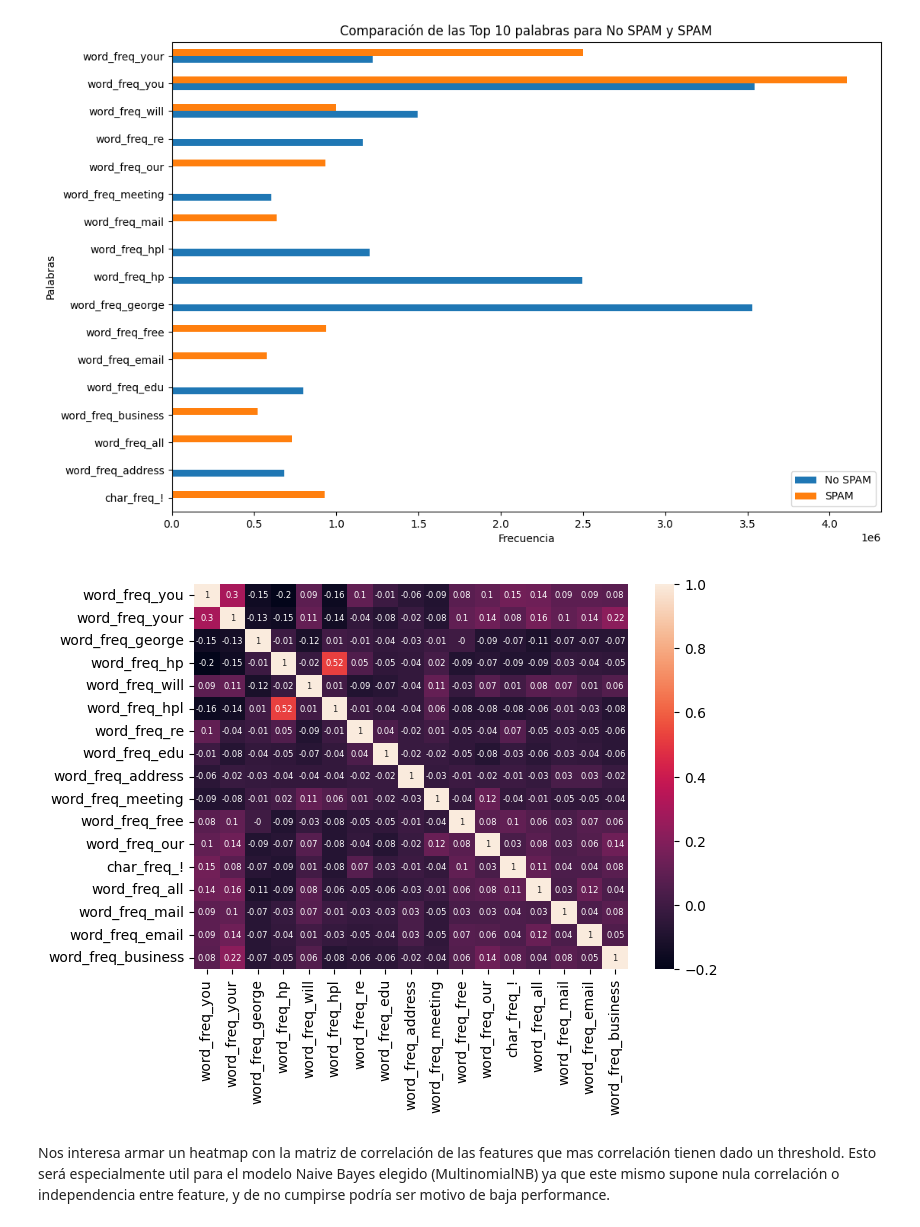
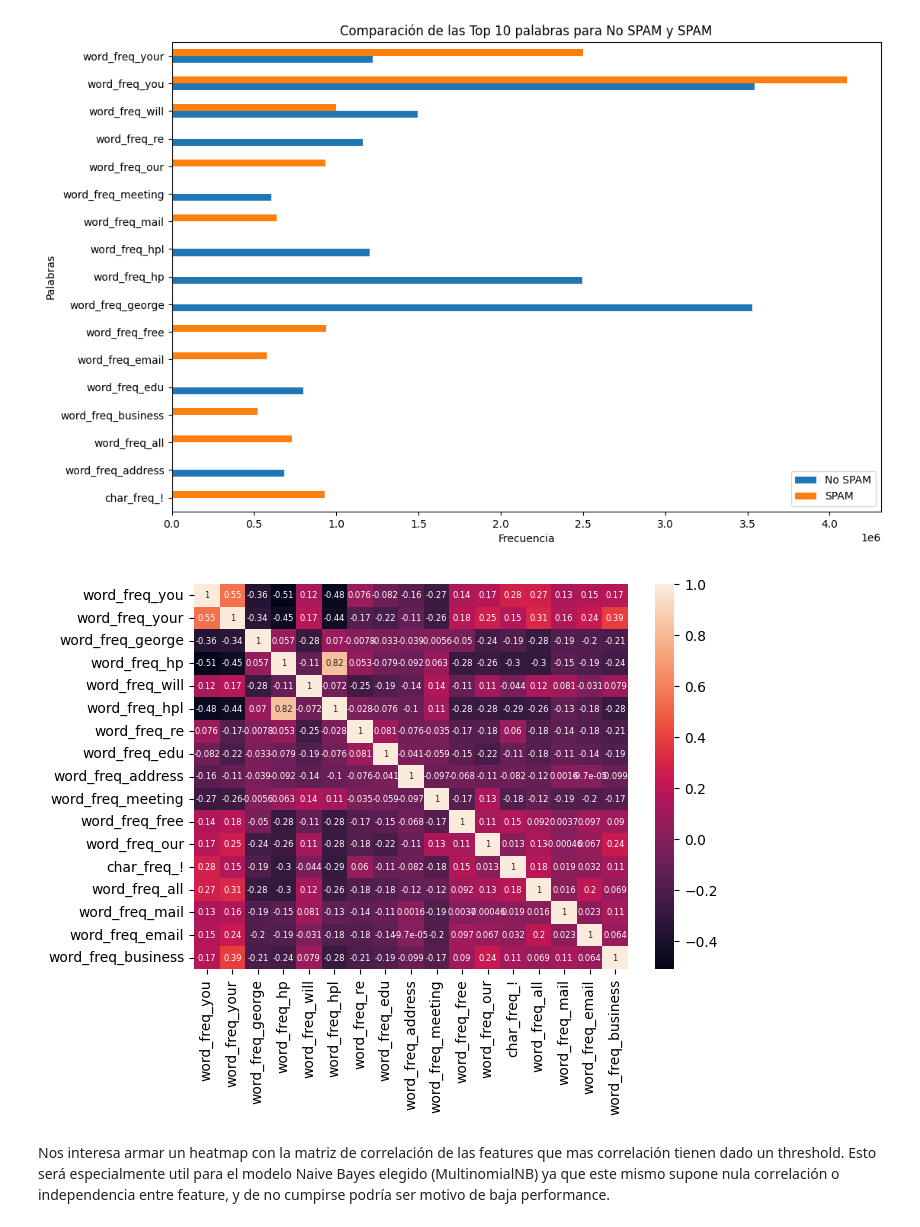
Before and after one commit to FIUBA-CEIA-18Co2024/IIA-TP3, a Jupyter notebook: notebook.ipynb, the cells around one changed output. Cells and saved outputs as stored; diff of their text form; code cells hidden in the pictures.

```diff
--- a/notebook.ipynb
+++ b/notebook.ipynb
@@ -228,12 +228,33 @@ plt.show()
 # %% [output]
 [figure]
 # %%
-# Veamos la correlación cruzada
+# Veamos la correlación cruzada entre los elementos que surgen de la
+# combinación de las 10 palabras más encontradas en correos SPAM y no SPAM.
 plt.figure(figsize=(7, 5))
-default_profit = dataset[["word_freq_you","word_freq_your","word_freq_george","word_freq_hp","word_freq_will","word_freq_hpl","word_freq_re","word_freq_edu","word_freq_address","word_freq_meeting","word_freq_free","word_freq_our","char_freq_!","word_freq_all","word_freq_mail","word_freq_email","word_freq_business"]].corr(numeric_only=True).round(2)
-sns.heatmap(data=default_profit, annot=True, annot_kws={"size": 6});
+default_profit = dataset[
+    [
+        "word_freq_you",
+        "word_freq_your",
+        "word_freq_george",
+        "word_freq_hp",
+        "word_freq_will",
+        "word_freq_hpl",
+        "word_freq_re",
+        "word_freq_edu",
+        "word_freq_address",
+        "word_freq_meeting",
+        "word_freq_free",
+        "word_freq_our",
+        "char_freq_!",
+        "word_freq_all",
+        "word_freq_mail",
+        "word_freq_email",
+        "word_freq_business"
+    ]
+].corr(numeric_only=True).round(2)
+sns.heatmap(data=default_profit.corr(), annot=True, annot_kws={"size": 6});
 # %% [output]
-[figure, old version]
+[figure, new version]
 # %% [markdown]
 Nos interesa armar un heatmap con la matriz de correlación de las features que mas correlación tienen dado un threshold. Esto será especialmente util para el modelo Naive Bayes elegido (MultinomialNB) ya que este mismo supone nula correlación o independencia entre feature, y de no cumpirse podría ser motivo de baja performance.
 # %%
```
Also changed, not shown: parts of 10 cells of this notebook.
